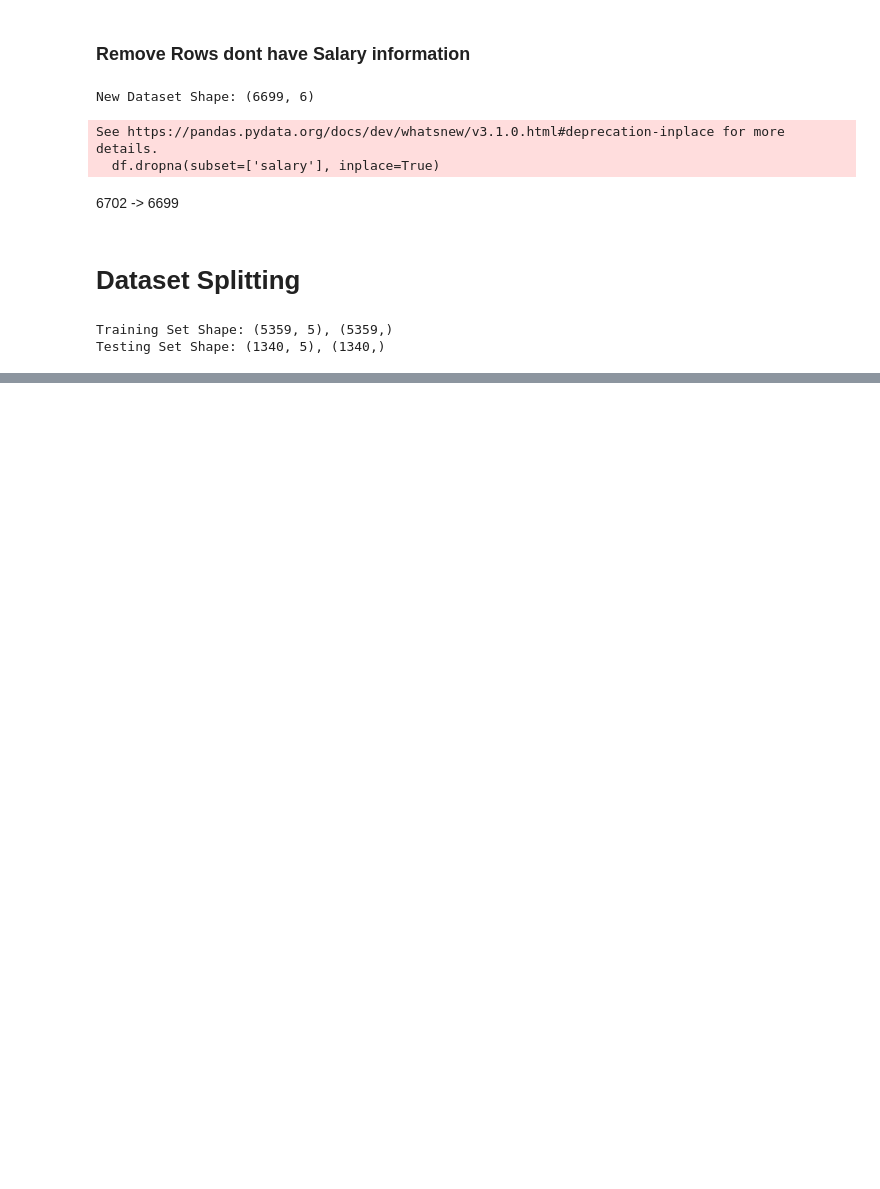
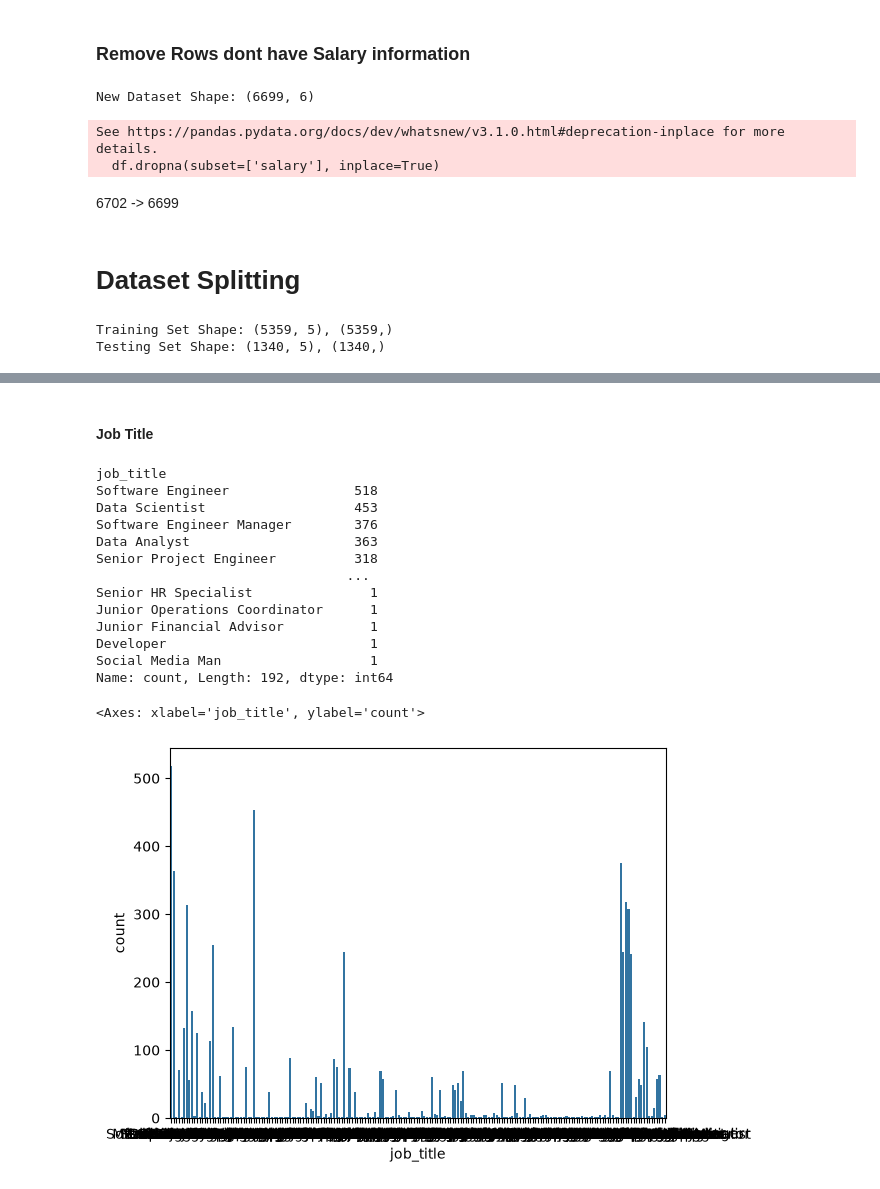
Before and after one commit to mustafagurbuz06/03.11.2026-class, a Jupyter notebook: main.ipynb, the cells around one changed output, grey strips where cells are left out. Cells and saved outputs as stored; diff of their text form; code cells hidden in the pictures; blank space fills up the shorter version.

```diff
--- a/main.ipynb
+++ b/main.ipynb
@@ -376,0 +504,23 @@ Testing Set Shape: (1340, 5), (1340,)
+# %% [markdown]
+#### Job Title
+# %%
+freq = df["job_title"].value_counts()
+print(freq)
+
+sns.countplot(data=df, x='job_title')
+# %% [output]
+job_title
+Software Engineer                518
+Data Scientist                   453
+Software Engineer Manager        376
+Data Analyst                     363
+Senior Project Engineer          318
+                                ...
+Senior HR Specialist               1
+Junior Operations Coordinator      1
+Junior Financial Advisor           1
+Developer                          1
+Social Media Man                   1
+Name: count, Length: 192, dtype: int64
+<Axes: xlabel='job_title', ylabel='count'>
+[figure, added]
```
Also changed, not shown: parts of 27 cells of this notebook.
